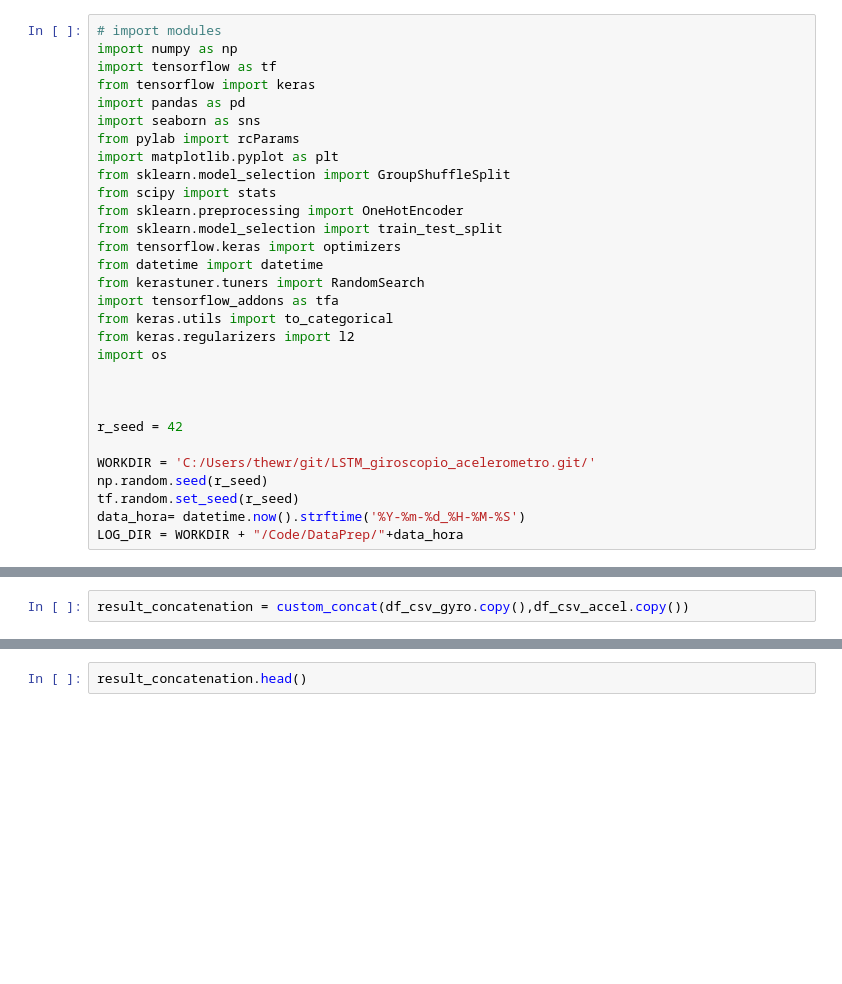
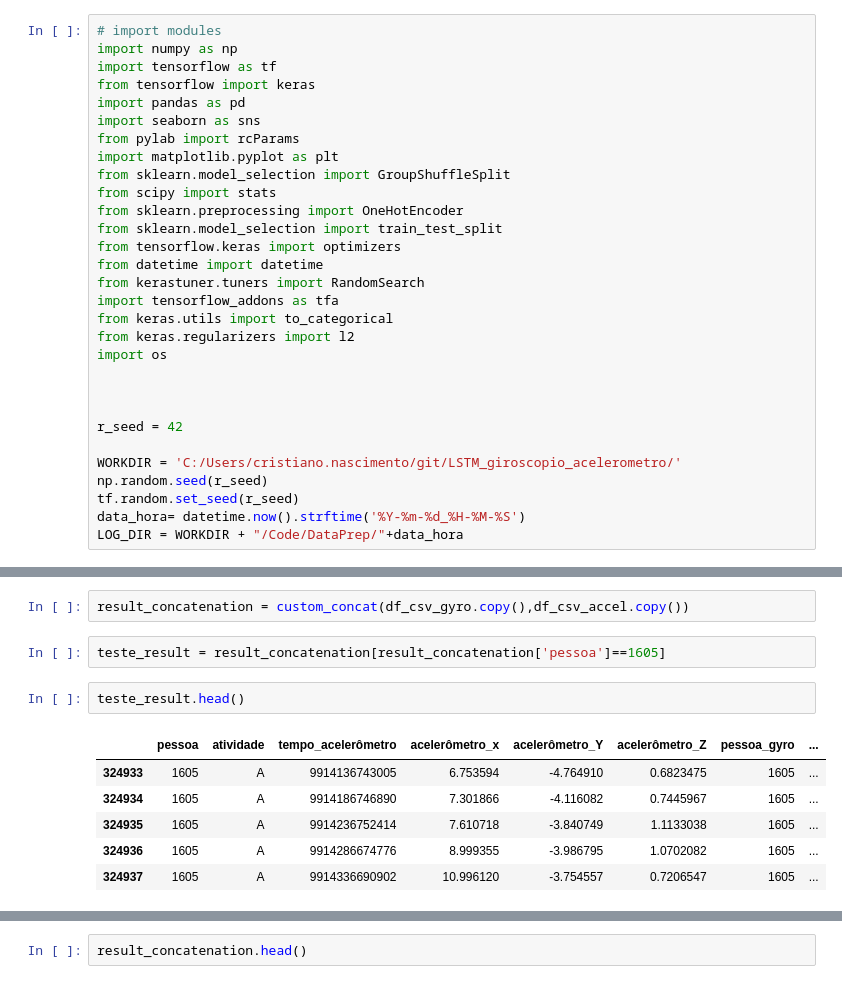
Before and after one commit to cris33rj/LSTM_giroscopio_acelerometro, a Jupyter notebook: Code/DataPrep/concat_ajustado_watch_accel_gyro_by_comparacao_grupos.ipynb, the cells around one changed output, grey strips where cells are left out. Drawn from its saved outputs; the diff is of its cells as text; blank space fills up the shorter version.

```diff
--- a/Code/DataPrep/concat_ajustado_watch_accel_gyro_by_comparacao_grupos.ipynb
+++ b/Code/DataPrep/concat_ajustado_watch_accel_gyro_by_comparacao_grupos.ipynb
@@ -23,7 +23,7 @@ import os
 
 r_seed = 42
 
-WORKDIR = 'C:/Users/thewr/git/LSTM_giroscopio_acelerometro.git/'
+WORKDIR = 'C:/Users/cristiano.nascimento/git/LSTM_giroscopio_acelerometro/'
 np.random.seed(r_seed)
 tf.random.set_seed(r_seed)
 data_hora= datetime.now().strftime('%Y-%m-%d_%H-%M-%S')
@@ -396,6 +446,17 @@ result = pd.concat([df1_filtered, df2_filtered], axis=1) '''
 ' common_indices = df_csv_accel.index.intersection(df_csv_gyro.index)\ndf1_filtered = df_csv_accel.loc[common_indices]\ndf2_filtered = df_csv_gyro.loc[common_indices]\n\n# Concatenate horizontally\nre ...
 # %%
 result_concatenation = custom_concat(df_csv_gyro.copy(),df_csv_accel.copy())
+# %%
+teste_result = result_concatenation[result_concatenation['pessoa']==1605]
+# %%
+teste_result.head()
+# %% [output]
+|  | pessoa | atividade | tempo_acelerômetro | acelerômetro_x | acelerômetro_Y | acelerômetro_Z | pessoa_gyro | ... |
+| 324933 | 1605 | A | 9914136743005 | 6.753594 | -4.764910 | 0.6823475 | 1605 | ... |
+| 324934 | 1605 | A | 9914186746890 | 7.301866 | -4.116082 | 0.7445967 | 1605 | ... |
+| 324935 | 1605 | A | 9914236752414 | 7.610718 | -3.840749 | 1.1133038 | 1605 | ... |
+| 324936 | 1605 | A | 9914286674776 | 8.999355 | -3.986795 | 1.0702082 | 1605 | ... |
+| 324937 | 1605 | A | 9914336690902 | 10.996120 | -3.754557 | 0.7206547 | 1605 | ... |
 # %%
 result_concatenation.shape
 # %% [output]
```
Also changed, not shown: parts of 10 cells of this notebook, 26 other files.
